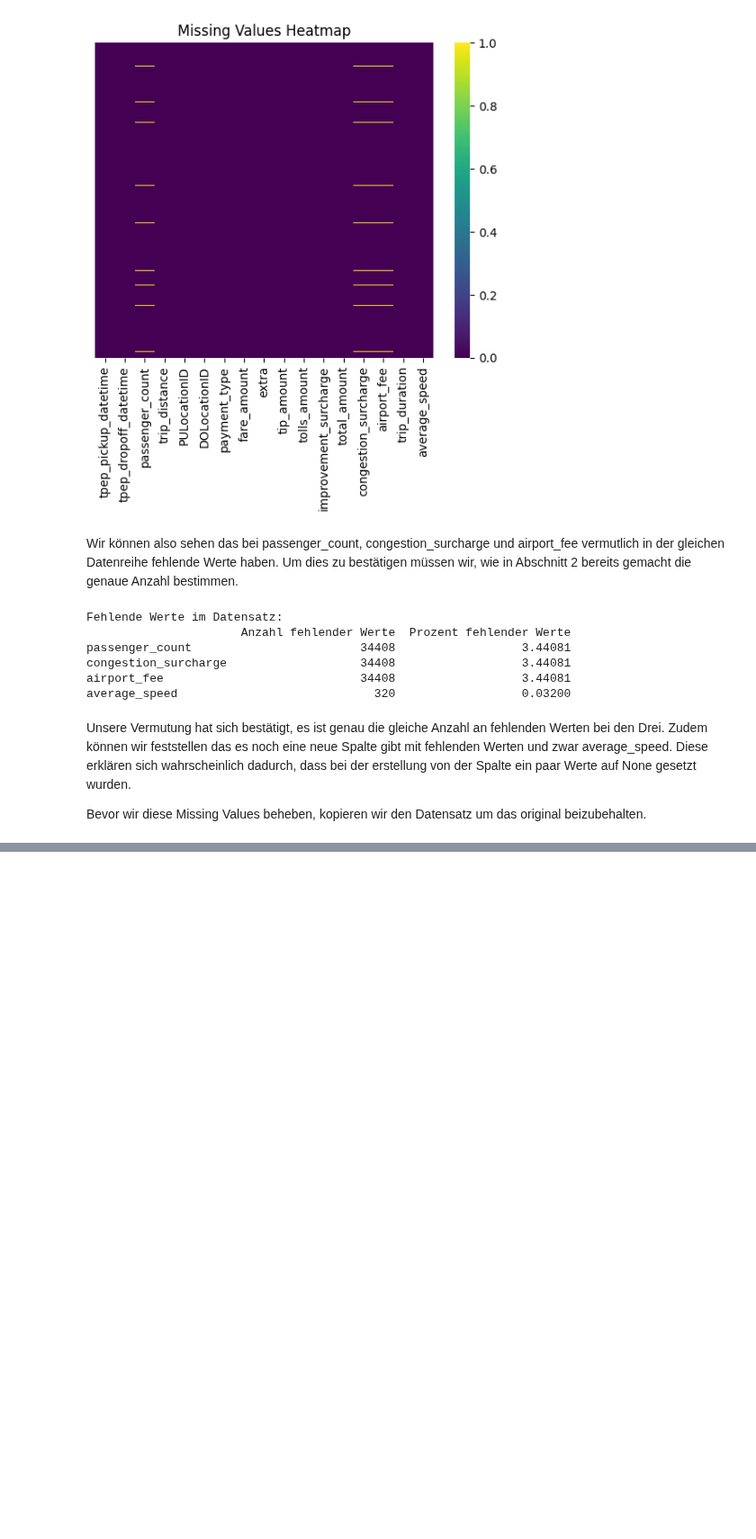
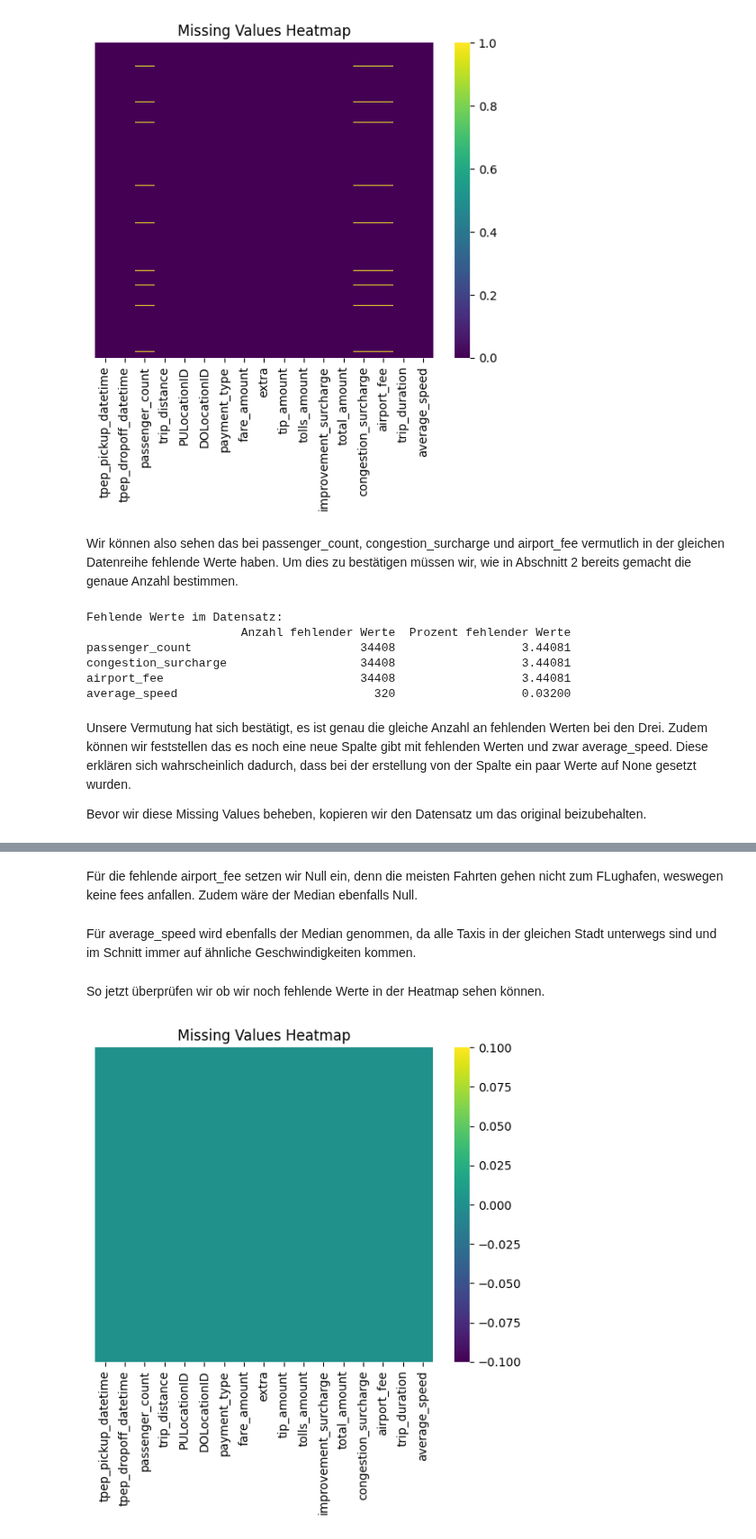
Before and after one commit to Benjam1nP/Statistic-Data-Sience-Project, a Jupyter notebook: notebooks/3_Ausreisserbehandlung.ipynb, the cells around one changed output, grey strips where cells are left out. Shown at 90% size. Saved outputs shown, nothing was run; the diff lists cells and outputs as text; code cells hidden in the pictures; blank space fills up the shorter version.

```diff
--- a/notebooks/3_Ausreisserbehandlung.ipynb
+++ b/notebooks/3_Ausreisserbehandlung.ipynb
@@ -72,0 +77,3 @@ Für congestion_surcharge werden wir bei den fehlenden Werten 2.5 einfühgen, de
+# %%
+data = pd.read_csv(dest_path)
+data["congestion_surcharge"] = data["congestion_surcharge"].fillna(2.5)
@@ -72,0 +82,18 @@ Für congestion_surcharge werden wir bei den fehlenden Werten 2.5 einfühgen, de
+# %%
+data["passenger_count"] = data["passenger_count"].fillna(data["passenger_count"].median())
+# %% [markdown]
+Für die fehlende airport_fee setzen wir Null ein, denn die meisten Fahrten gehen nicht zum FLughafen, weswegen keine fees anfallen. Zudem wäre der Median ebenfalls Null.
+# %%
+data["airport_fee"] = data["airport_fee"].fillna(0)
+# %% [markdown]
+Für average_speed wird ebenfalls der Median genommen, da alle Taxis in der gleichen Stadt unterwegs sind und im Schnitt immer auf ähnliche Geschwindigkeiten kommen.
+# %%
+data["average_speed"] = data["average_speed"].fillna(data["average_speed"].median())
+# %% [markdown]
+So jetzt überprüfen wir ob wir noch fehlende Werte in der Heatmap sehen können.
+# %%
+sns.heatmap(data.isnull(), cbar=True, yticklabels=False, cmap='viridis')
+plt.title('Missing Values Heatmap')
+plt.show()
+# %% [output]
+[figure, added]
```
Also changed, not shown: parts of 4 cells of this notebook.
